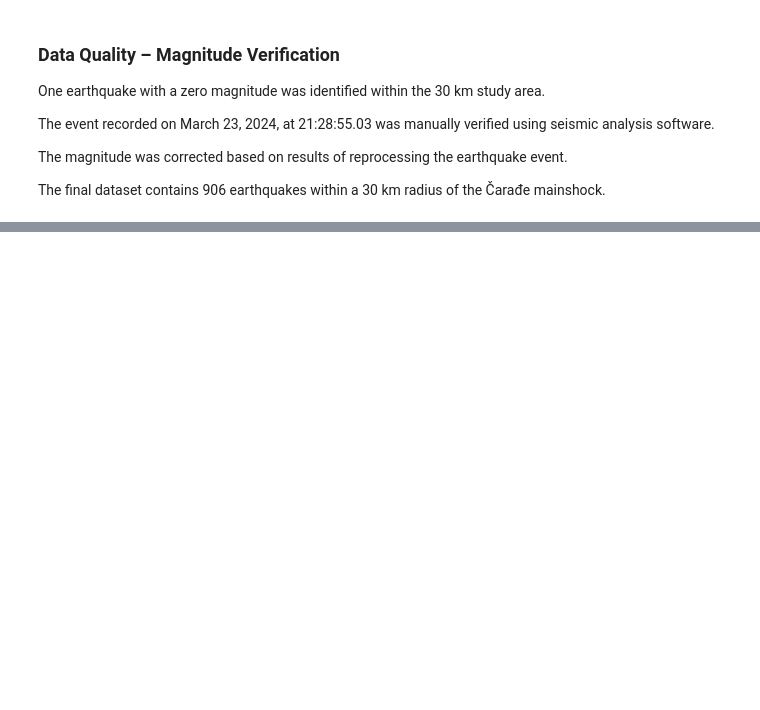
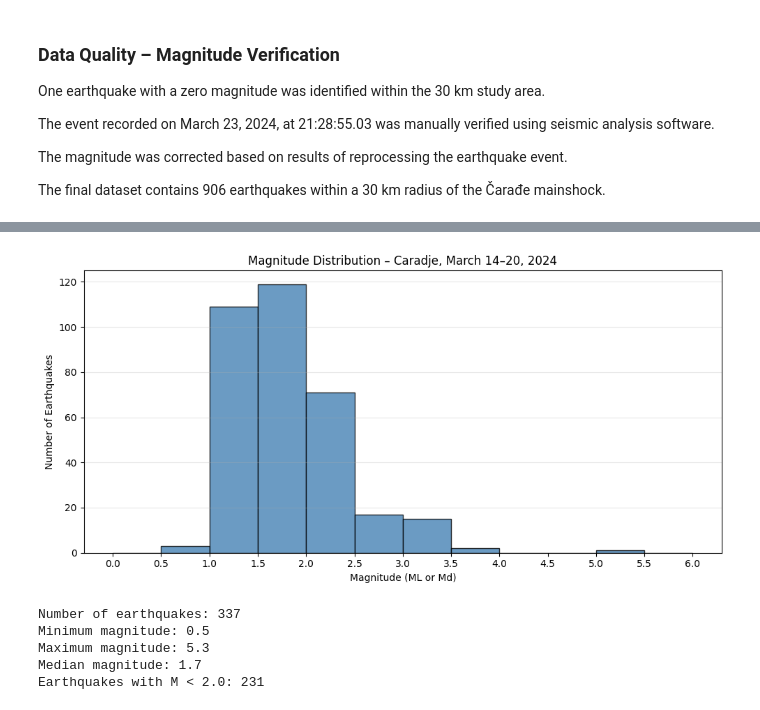
Before and after one commit to milena-seismo/DSB_capstone, a Jupyter notebook: DSB_Capstone_Milena.ipynb, the cells around one changed output, grey strips where cells are left out. Cells and saved outputs as stored; diff of their text form; code cells hidden in the pictures; blank space fills up the shorter version.

```diff
--- a/DSB_Capstone_Milena.ipynb
+++ b/DSB_Capstone_Milena.ipynb
@@ -674,0 +930,46 @@ The final dataset contains 906 earthquakes within a 30 km radius of the Čarađe
+# %%
+
+import numpy as np
+import pandas as pd
+import matplotlib.pyplot as plt
+
+# Select magnitudes from the initial study period
+magnitudes = caradje_march["magnitude_ML_or_Md"].dropna()
+
+# Define magnitude bins with a width of 0.5
+bins = np.arange(0, 6.5, 0.5)
+
+# Plot the magnitude frequency distribution
+plt.figure(figsize=(10, 5))
+
+plt.hist(
+    magnitudes,
+    bins=bins,
+    edgecolor="black",
+    color="steelblue",
+    alpha=0.8
+)
+
+plt.title("Magnitude Distribution – Caradje, March 14–20, 2024")
+plt.xlabel("Magnitude (ML or Md)")
+plt.ylabel("Number of Earthquakes")
+plt.xticks(np.arange(0, 6.5, 0.5))
+plt.grid(axis="y", alpha=0.3)
+plt.tight_layout()
+plt.show()
+
+# Summarize magnitude statistics
+print("Number of earthquakes:", len(magnitudes))
+print("Minimum magnitude:", magnitudes.min())
+print("Maximum magnitude:", magnitudes.max())
+print("Median magnitude:", magnitudes.median())
+
+# Count earthquakes below magnitude 2.0
+print("Earthquakes with M < 2.0:", (magnitudes < 2.0).sum())
+# %% [output]
+[figure, added]
+Number of earthquakes: 337
+Minimum magnitude: 0.5
+Maximum magnitude: 5.3
+Median magnitude: 1.7
+Earthquakes with M < 2.0: 231
```
Also changed, not shown: parts of 12 cells of this notebook.
